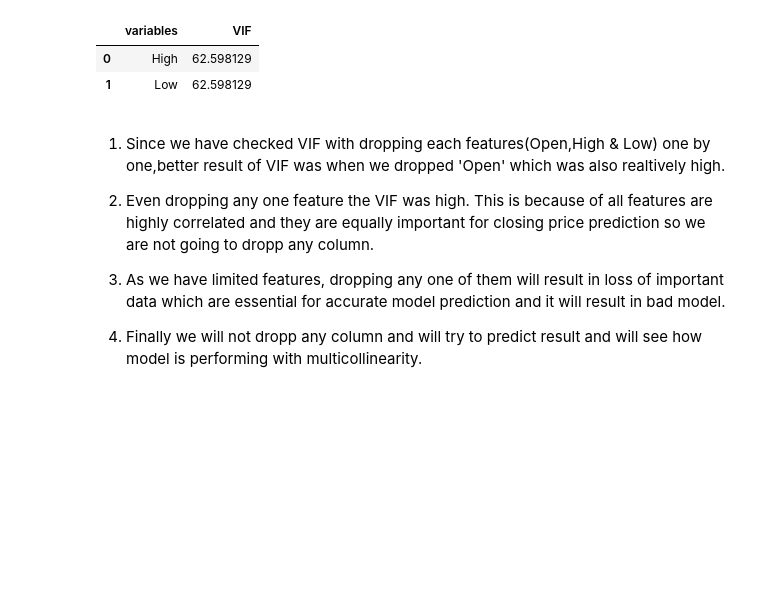
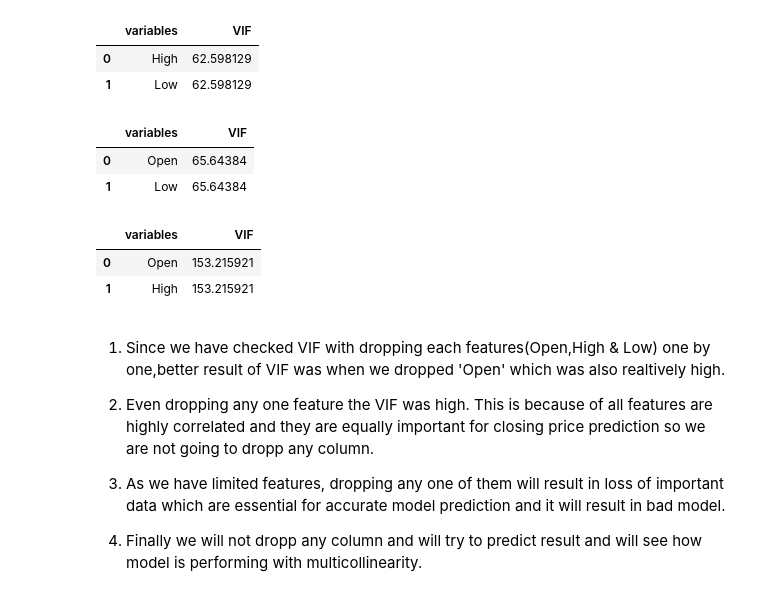
Before and after one commit to Kaushaljha488/-Kaushal-Yes-Bank-Stock-Closing-Price-Prediction, a Jupyter notebook: Kaushal_Yes_Bank_Stock_Closing_Price_Prediction.ipynb, the cells around one changed output. Cells and saved outputs as stored; diff of their text form; code cells hidden in the pictures; blank space fills up the shorter version.

```diff
--- a/Kaushal_Yes_Bank_Stock_Closing_Price_Prediction.ipynb
+++ b/Kaushal_Yes_Bank_Stock_Closing_Price_Prediction.ipynb
@@ -388,10 +388,18 @@ calculate_vif(df[[i for i in df.describe().columns if i not in ['Date','Open', '
 | 1 | Low | 62.598129 |
 # %%
 #Checking VIF without Date and High features
-#calculate_vif(df[[i for i in df.describe().columns if i not in ['Date','High', 'Close']]])
+calculate_vif(df[[i for i in df.describe().columns if i not in ['Date','High', 'Close']]])
+# %% [output]
+|  | variables | VIF |
+| 0 | Open | 65.64384 |
+| 1 | Low | 65.64384 |
 # %%
 #Checking VIF without Date and Low features
-#calculate_vif(df[[i for i in df.describe().columns if i not in ['Date','Low', 'Close']]])
+calculate_vif(df[[i for i in df.describe().columns if i not in ['Date','Low', 'Close']]])
+# %% [output]
+|  | variables | VIF |
+| 0 | Open | 153.215921 |
+| 1 | High | 153.215921 |
 # %% [markdown]
 
 
```
Also changed, not shown: parts of 14 cells of this notebook.
